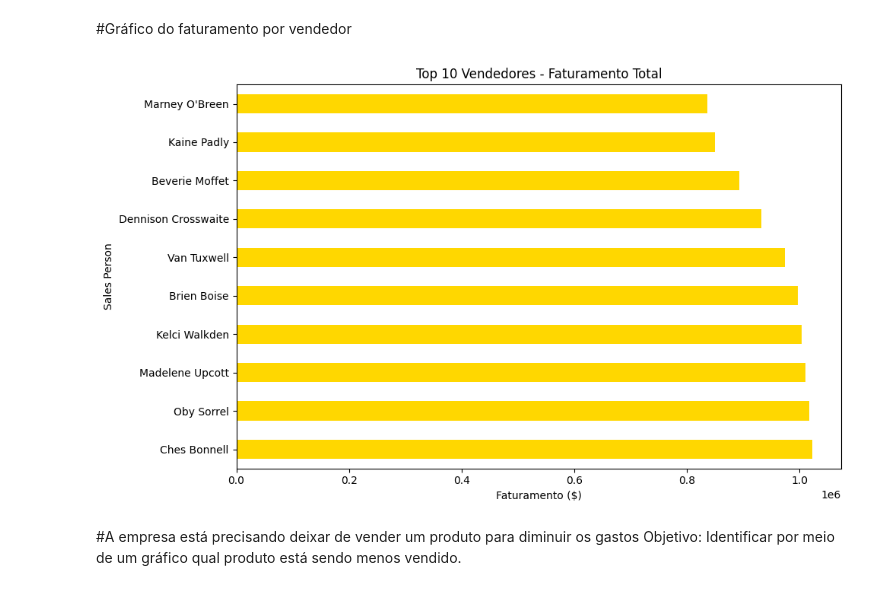
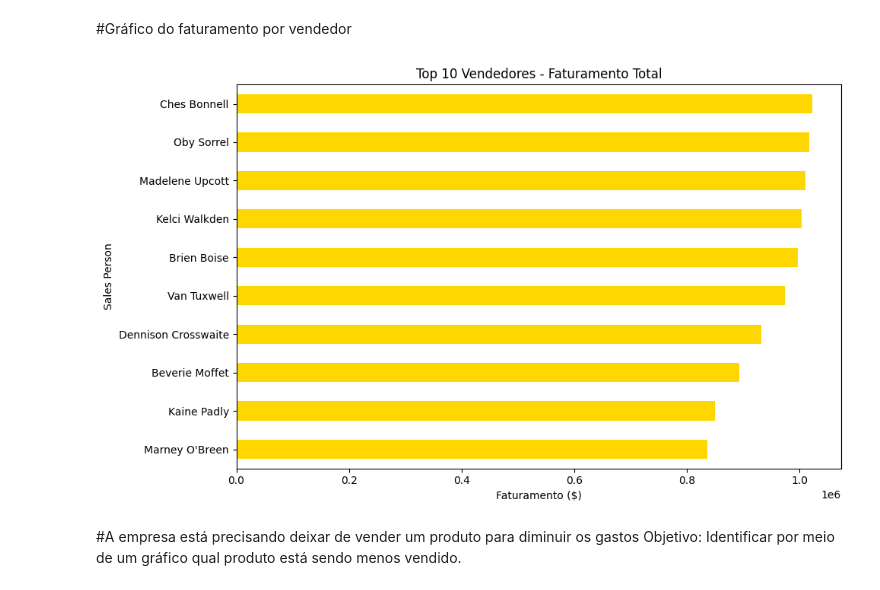
Before and after one commit to miguel-duque06/Analise_exploratoria-EDA, a Jupyter notebook: Analise__exploratoria.ipynb, the cells around one changed output. Cells and saved outputs as stored; diff of their text form; code cells hidden in the pictures.

```diff
--- a/Analise__exploratoria.ipynb
+++ b/Analise__exploratoria.ipynb
@@ -59,15 +59,15 @@ faturamento_vendedor
 # %% [markdown]
 #Gráfico do faturamento por vendedor
 # %%
-faturamento_top = faturamento_vendedor['Amount'].nlargest(10)
+faturamento_top = faturamento_vendedor['Amount'].nlargest(10).sort_values(ascending=True)
 
 faturamento_top.plot(kind='barh', figsize=(10,6), color='gold')
 plt.title('Top 10 Vendedores - Faturamento Total')
 plt.xlabel('Faturamento ($)')
 plt.tight_layout()
 plt.show()
 # %% [output]
-[figure, old version]
+[figure, new version]
 # %% [markdown]
 #A empresa está precisando deixar de vender um produto para diminuir os gastos
 Objetivo: Identificar por meio de um gráfico qual produto está sendo menos vendido.
```
